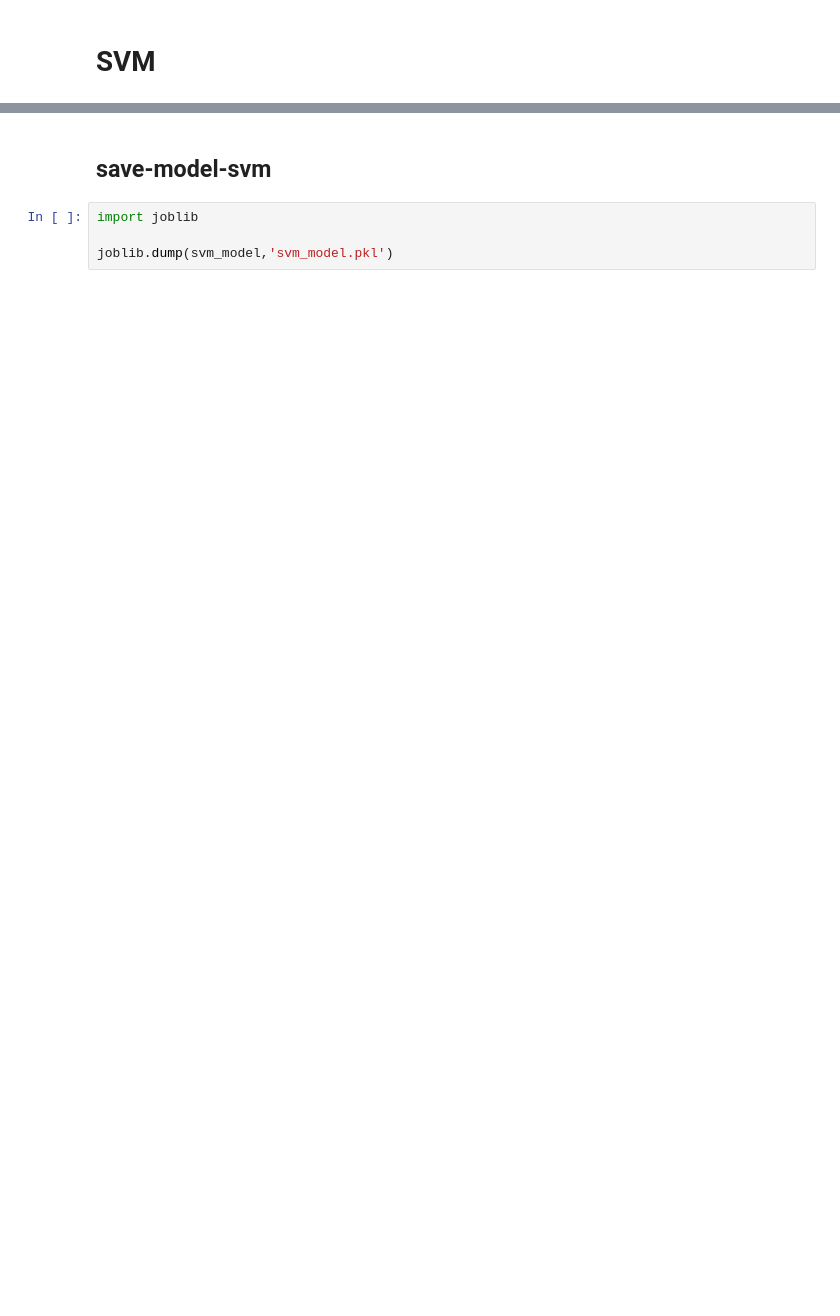
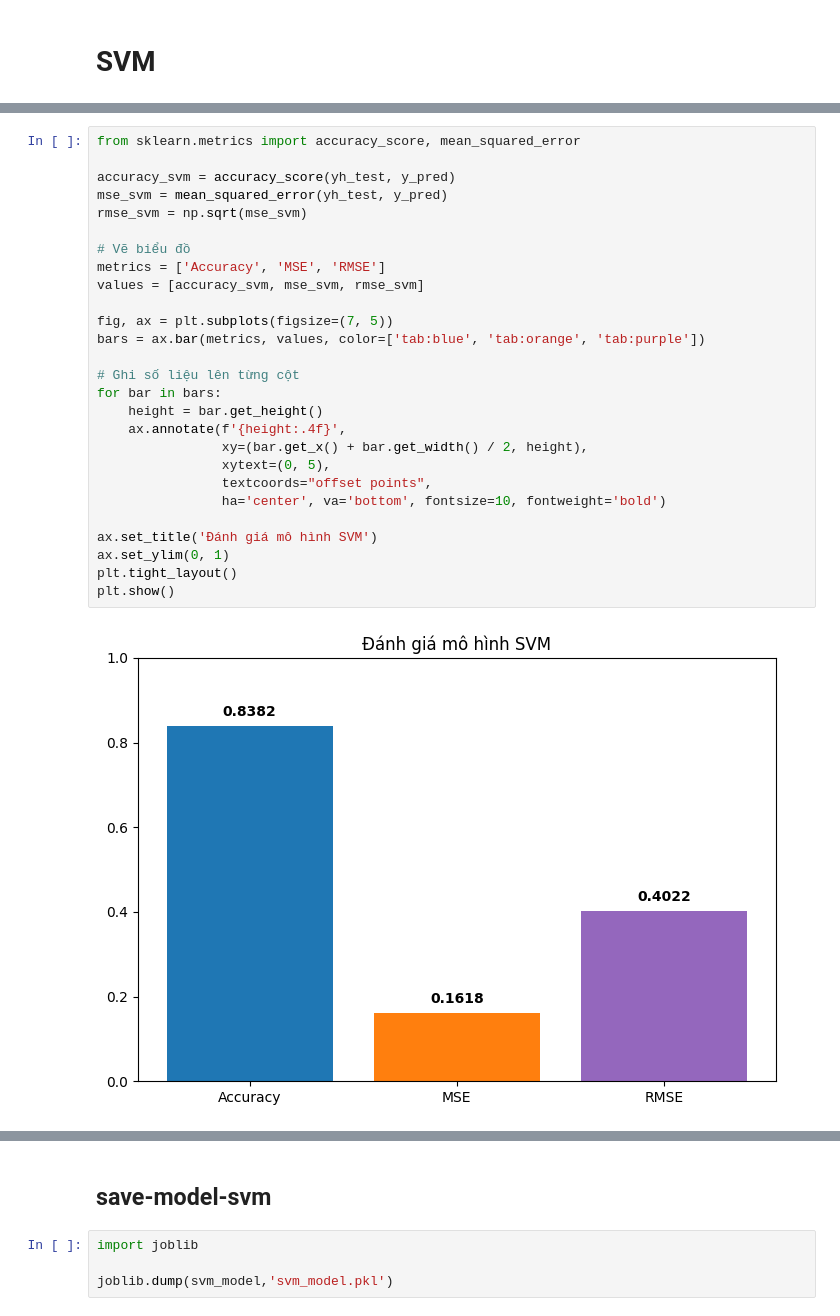
Before and after one commit to wsunicorn/Final_Project_MachineLearning, a Jupyter notebook: train.ipynb, the cells around one changed output, grey strips where cells are left out. Saved outputs shown, nothing was run; the diff lists cells and outputs as text; blank space fills up the shorter version.

```diff
--- a/train.ipynb
+++ b/train.ipynb
@@ -92,0 +172,29 @@ weighted avg       0.84      0.84      0.84      1026
+# %%
+from sklearn.metrics import accuracy_score, mean_squared_error
+
+accuracy_svm = accuracy_score(yh_test, y_pred)
+mse_svm = mean_squared_error(yh_test, y_pred)
+rmse_svm = np.sqrt(mse_svm)
+
+# Vẽ biểu đồ
+metrics = ['Accuracy', 'MSE', 'RMSE']
+values = [accuracy_svm, mse_svm, rmse_svm]
+
+fig, ax = plt.subplots(figsize=(7, 5))
+bars = ax.bar(metrics, values, color=['tab:blue', 'tab:orange', 'tab:purple'])
+
+# Ghi số liệu lên từng cột
+for bar in bars:
+    height = bar.get_height()
+    ax.annotate(f'{height:.4f}',
+                xy=(bar.get_x() + bar.get_width() / 2, height),
+                xytext=(0, 5),
+                textcoords="offset points",
+                ha='center', va='bottom', fontsize=10, fontweight='bold')
+
+ax.set_title('Đánh giá mô hình SVM')
+ax.set_ylim(0, 1)
+plt.tight_layout()
+plt.show()
+# %% [output]
+[figure, added]
```
Also changed, not shown: parts of 30 cells of this notebook.
